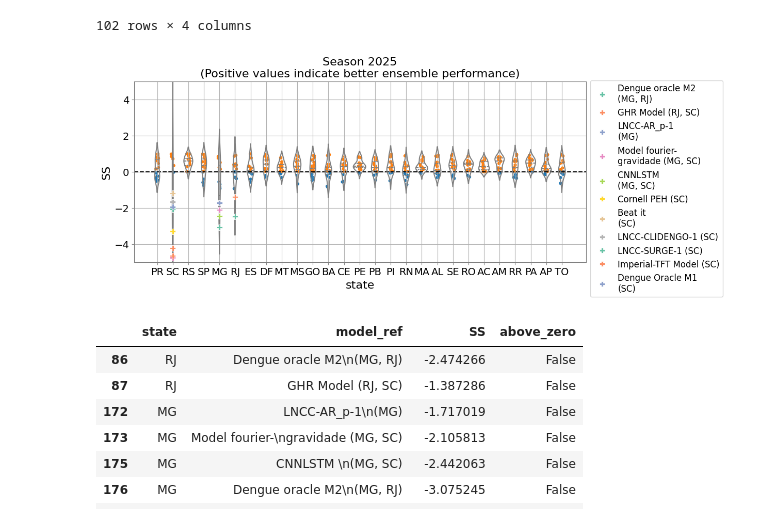
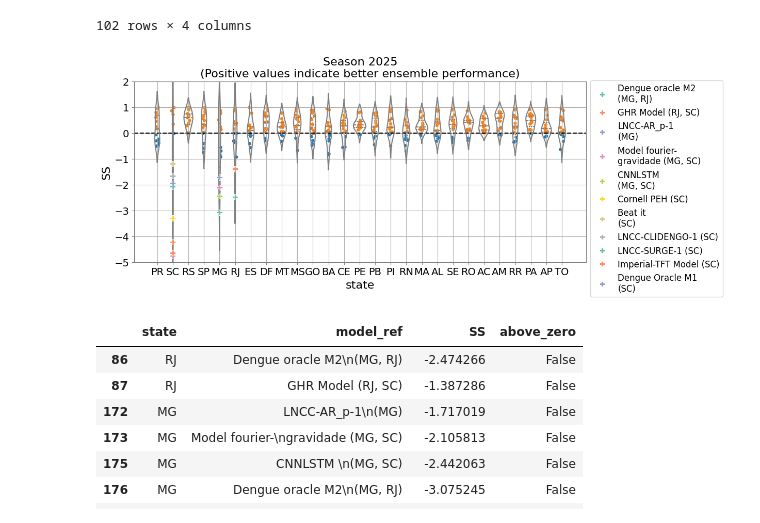
Before and after one commit to Mosqlimate-project/2nd_IMDC_sprint_results, a Jupyter notebook: validation_ensemble.ipynb, the cells around one changed output. Cells and saved outputs as stored; diff of their text form; code cells hidden in the pictures.

```diff
--- a/validation_ensemble.ipynb
+++ b/validation_ensemble.ipynb
@@ -230,7 +230,7 @@ for state, val_test in product(df_m_norm.state.unique(), ['1', '2', '3']):
 
     dfm = df_m_norm.loc[(df_m_norm.state == state ) & (df_m_norm.validation_test == int(val_test))]
 
-    dfm_e = df_m_ens.loc[df_m_ens.validation_test == val_test]
+    dfm_e = df_m_ens.loc[(df_m_ens.validation_test == val_test) & (df_m_ens.state == state)]
 
     for model in dfm.model.unique():
 
@@ -304,5 +311,6 @@ df_ssm3.loc[df_ssm3.SS <= -1]
 # %%
-_,ax = plt.subplots(3,1, figsize= (12,9), sharey = True)
+plt.rcParams['legend.fontsize'] = 12
+_,ax = plt.subplots(3,1, figsize= (12,10), sharey = True)
 
 sns.stripplot(ax=ax[0], x='state', y = 'SS',
               data = df_ssm1.loc[df_ssm1.SS >= -1],size = 4.5,  hue = 'above_zero', zorder = 0, legend = False, )
@@ -599,36 +623,35 @@ df_ss_median_all['state'] = pd.Categorical(df_ss_median_all['state'],
 _,ax = plt.subplots(figsize= (10,5))
 
 sns.stripplot(ax=ax, x='state', y = 'SS',
               data = df_ss_median_all.loc[df_ss_median_all.SS >= -1],size = 4.5,  hue= 'above_zero', zorder = 0, legend = False, )
 
 sns.violinplot(ax=ax, x='state', y = 'SS',
               data = df_ss_median_all, color = 'tab:grey',
               split=False, inner="quart", fill=False, zorder = 4)
 
 gfg = sns.scatterplot(ax=ax, data= df_ss_median_all.loc[df_ss_median_all.SS < -1],
                 x = 'state', y = 'SS', hue = 'model_ref',palette='Set2', s=60,legend = True,
                 marker = 'P',
                  zorder = 20)
 
 gfg.legend(fontsize=5)
 ax.set_title('Season 2025\n(Positive values indicate better ensemble performance)',
              fontsize =16)
 
 ax.grid()
 ax.axhline(0, color = 'black', linestyle = '--')
 #ax.axhline(-0.5, color = 'blue', linestyle = '--')
 
-
 plt.tight_layout()
 
 #plt.suptitle('SS of the ensemble median vs each individual model.\nPositive values indicate better ensemble performance.',
 #             y = 1.1)
-ax.set_ybound([-5,5])
+ax.set_ybound([-5,2])
 ax.legend(bbox_to_anchor = (1,1.03))
 plt.savefig('figures/ss_vs_ind_model_top5.png', dpi = 300, bbox_inches = 'tight')
 plt.show()
 # %% [output]
-[figure, old version]
+[figure, new version]
 # %%
 df_ss_median_all.loc[df_ss_median_all.SS <= -1]
 # %% [output]
```
Also changed, not shown: parts of 11 cells of this notebook, 4 other files.
